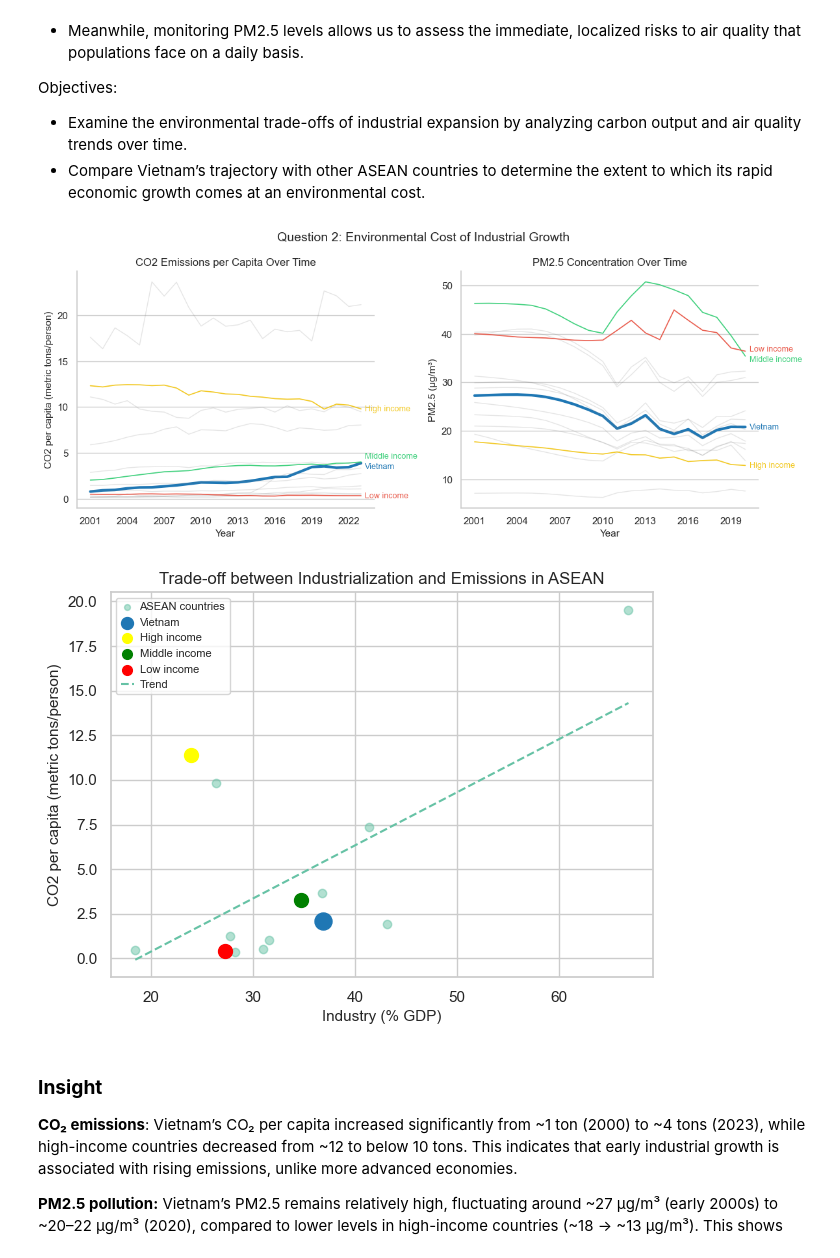
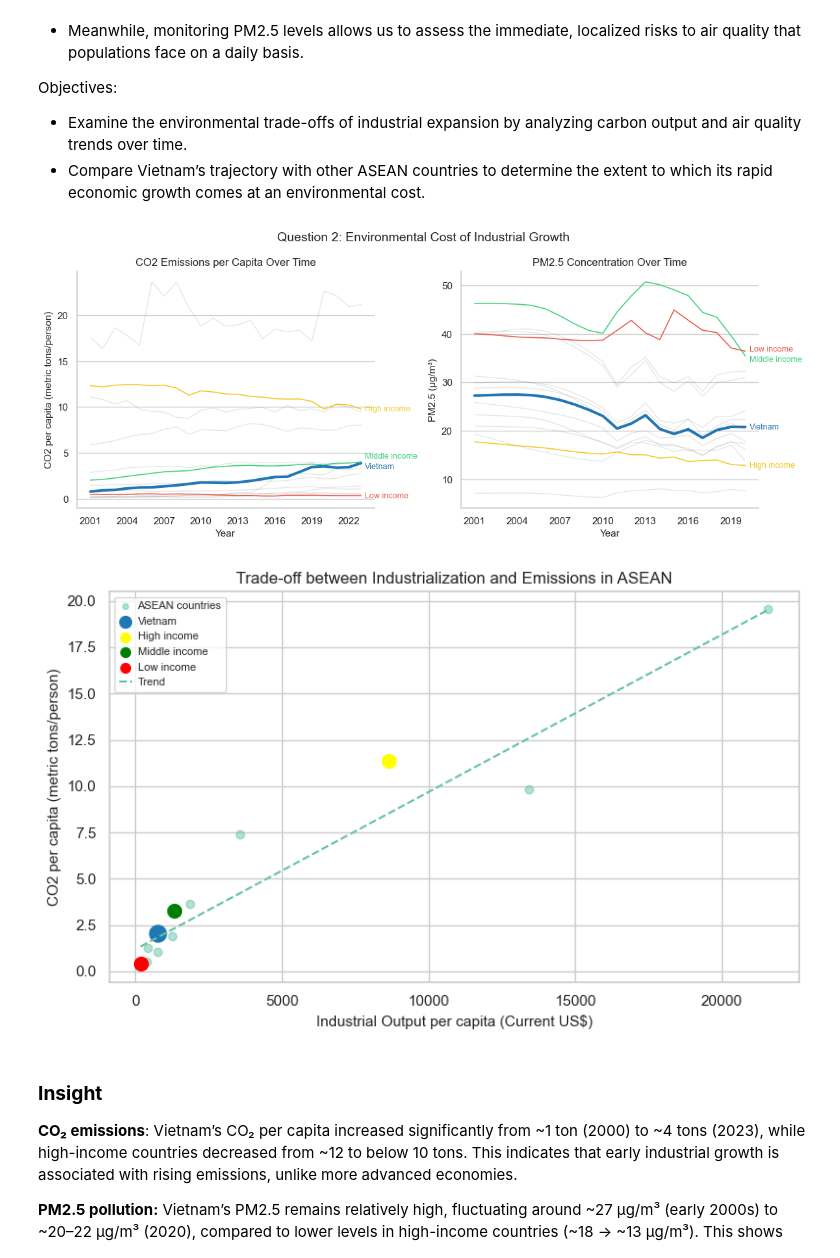
Before and after one commit to thloc1212/DV_LAB2, a Jupyter notebook: merged/merge.ipynb, the cells around one changed output. Drawn from its saved outputs; the diff is of its cells as text; code cells hidden in the pictures.

```diff
--- a/merged/merge.ipynb
+++ b/merged/merge.ipynb
@@ -412,6 +413,7 @@ Therefore, the handling strategy in this notebook is as follows: use interpolati
 # Define indicators and rename mapping
 industry_indicators = {
     "NV.IND.TOTL.ZS": "Industry (% GDP)",
+    "NY.GDP.PCAP.CD": "GDP per capita (current US$)",
     "EN.GHG.CO2.PC.CE.AR5": "CO2 per capita",
     "EN.ATM.PM25.MC.M3": "PM2.5",
     "SP.DYN.LE00.IN": "Life expectancy",
@@ -625,85 +651,72 @@ plt.tight_layout()
 plt.show()
 
 
-# ===== Scatter plot: Industry vs CO2 =====
+# ===== Scatter plot: Industrial Output vs CO2 =====
 
 df_avg = df_asean_industry.groupby("Country").mean(numeric_only=True).reset_index()
 
-plt.figure(figsize=(7,5))
+# 1. Tạo thẳng cột mới vào DataFrame thay vì biến rời để không bị lệch Index
+df_avg["Industrial_Output_USD"] = (df_avg["Industry (% GDP)"] / 100) * df_avg["GDP per capita (current US$)"]
+
+# 2. Xóa các dòng NaN để hàm polyfit ở dưới không bị lỗi
+df_plot = df_avg.dropna(subset=["Industrial_Output_USD", "CO2 per capita"]).copy()
+
+plt.figure(figsize=(8, 5))
 
 # ASEAN countries
 plt.scatter(
-    df_avg["Industry (% GDP)"],
-    df_avg["CO2 per capita"],
+    df_plot["Industrial_Output_USD"],
+    df_plot["CO2 per capita"],
     label="ASEAN countries",
     alpha=0.5
 )
 
 # Highlight groups
-vn = df_avg[df_avg["Country"] == "Viet Nam"]
-hi = df_avg[df_avg["Country"] == "High income"]
-mi = df_avg[df_avg["Country"] == "Middle income"]
-lo = df_avg[df_avg["Country"] == "Low income"]
+vn = df_plot[df_plot["Country"] == "Viet Nam"]
+hi = df_plot[df_plot["Country"] == "High income"]
+mi = df_plot[df_plot["Country"] == "Middle income"]
+lo = df_plot[df_plot["Country"] == "Low income"]
 
-plt.scatter(
-    vn["Industry (% GDP)"],
-    vn["CO2 per capita"],
-    s=150,
-    label="Vietnam",
-    color=palette_countries.get('Viet Nam', "black"),
-)
+# Lọc và vẽ Highlight an toàn hơn
+if not vn.empty:
+    plt.scatter(vn["Industrial_Output_USD"], vn["CO2 per capita"], s=150,
+                color=palette_countries.get('Viet Nam', "black"), label="Vietnam")
+if not hi.empty:
+    plt.scatter(hi["Industrial_Output_USD"], hi["CO2 per capita"], s=100, color="yellow", label="High income")
+if not mi.empty:
+    plt.scatter(mi["Industrial_Output_USD"], mi["CO2 per capita"], s=100, color="green", label="Middle income")
+if not lo.empty:
+    plt.scatter(lo["Industrial_Output_USD"], lo["CO2 per capita"], s=100, color="red", label="Low income")
 
-plt.scatter(
-    hi["Industry (% GDP)"],
-    hi["CO2 per capita"],
-    s=100,
-    color="yellow",
-    label="High income"
-)
-
-plt.scatter(
-    mi["Industry (% GDP)"],
-    mi["CO2 per capita"],
-    s=100,
-    color="green",
-    label="Middle income"
-)
-
-plt.scatter(
-    lo["Industry (% GDP)"],
-    lo["CO2 per capita"],
-    s=100,
-    color="red",
-    label="Low income"
-)
-
-# Trend line
-x = df_avg["Industry (% GDP)"]
-y = df_avg["CO2 per capita"]
+# 3. Trend line (Đã an toàn vì list df_plot không còn NaN)
+x = df_plot["Industrial_Output_USD"]
+y = df_plot["CO2 per capita"]
 
 coef = np.polyfit(x, y, 1)
 trend = np.poly1d(coef)
 
 x_line = np.linspace(x.min(), x.max(), 100)
 plt.plot(x_line, trend(x_line), linestyle="--", label="Trend")
 
-plt.xlabel("Industry (% GDP)")
+# 4. SỬA LẠI LABEL CHO ĐÚNG BẢN CHẤT DỮ LIỆU
+plt.xlabel("Industrial Output per capita (Current US$)")
 plt.ylabel("CO2 per capita (metric tons/person)")
 plt.title("Trade-off between Industrialization and Emissions in ASEAN")
 
 plt.legend(
     fontsize=8,
     markerscale=0.7,
     handlelength=1.2,
     handletextpad=0.5,
     borderpad=0.4,
     labelspacing=0.5
 )
 
+plt.tight_layout()
 plt.show()
 # %% [output]
 [figure]
-[figure, old version]
+[figure, new version]
 # %% [markdown]
 ### **Insight**
 **CO₂ emissions**:
```
Also changed, not shown: parts of 3 cells of this notebook.
